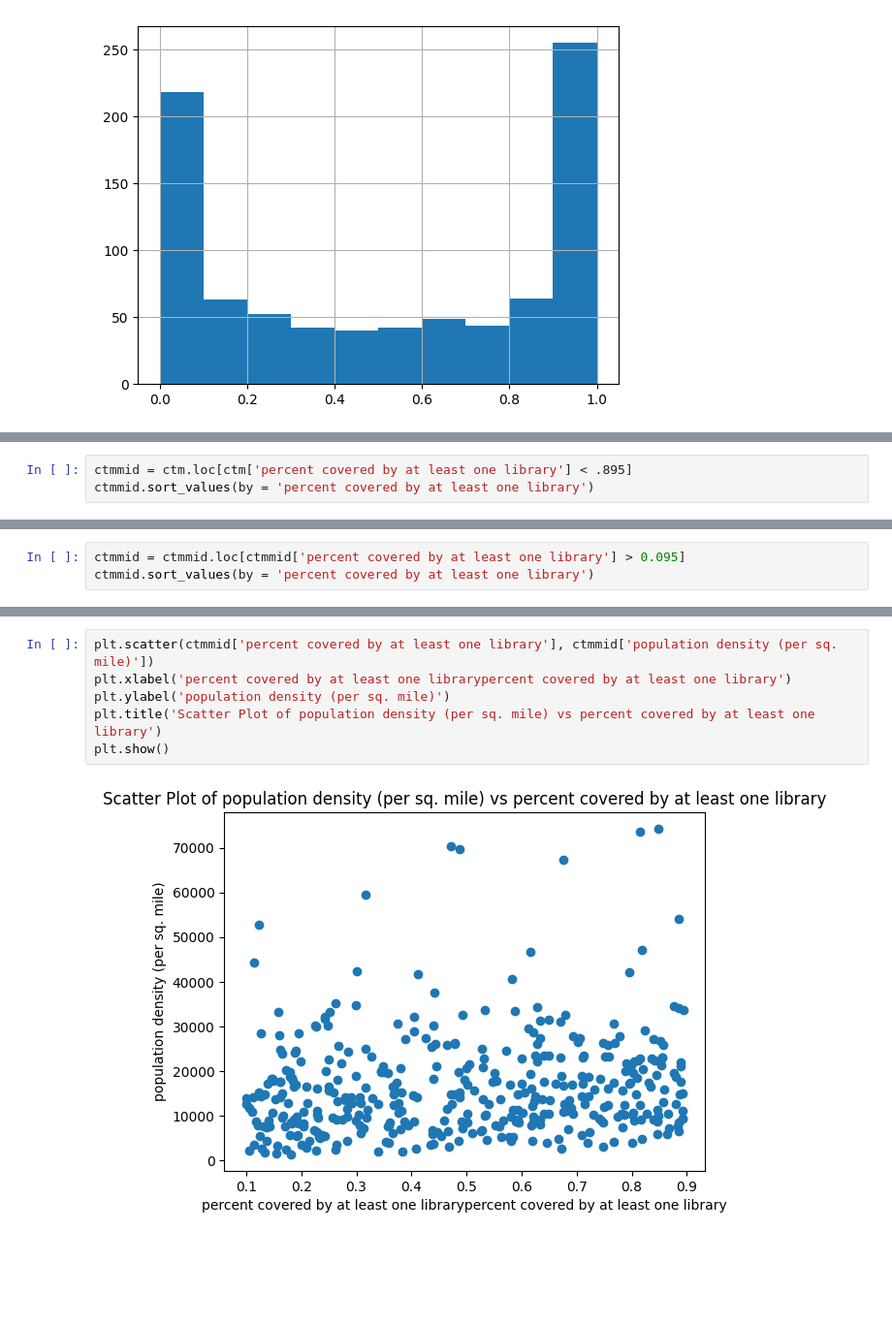
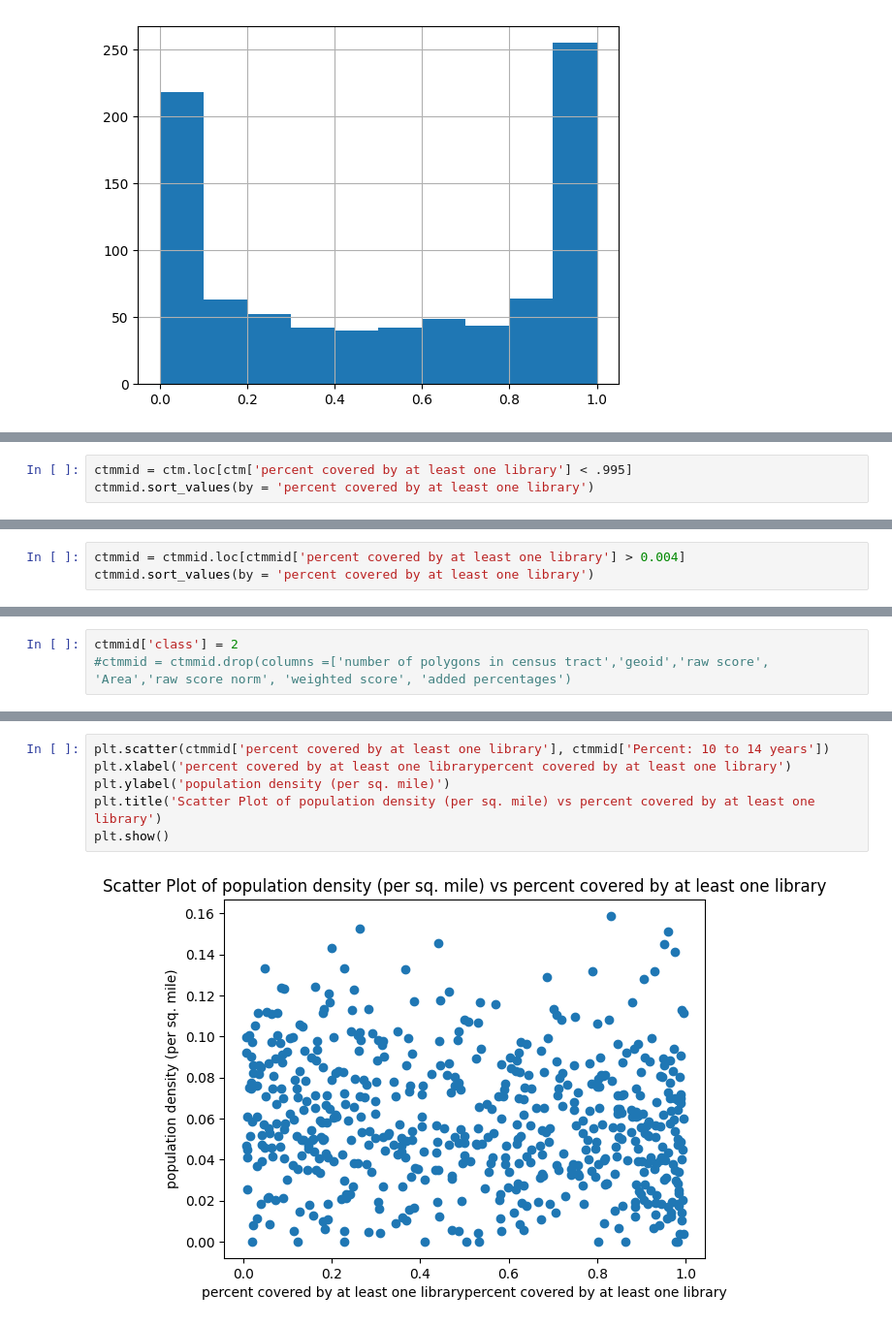
Before and after one commit to Rajvishah12/cpl_project, a Jupyter notebook: can-summer-2023/notebooks/walkingCoverage.ipynb, the cells around one changed output, grey strips where cells are left out. Shown at 97% size. Saved outputs shown, nothing was run; the diff lists cells and outputs as text; blank space fills up the shorter version.

```diff
--- a/can-summer-2023/notebooks/walkingCoverage.ipynb
+++ b/can-summer-2023/notebooks/walkingCoverage.ipynb
@@ -672,5 +721,5 @@ ctmpercentNineto100.sort_values(by = 'percent covered by at least one library')
 # %%
-ctmmid = ctm.loc[ctm['percent covered by at least one library'] < .895]
+ctmmid = ctm.loc[ctm['percent covered by at least one library'] < .995]
 ctmmid.sort_values(by = 'percent covered by at least one library')
 # %% [output]
 |  | geoid | raw score | Area | added percentages | percent covered by at least one l... | number of polygons in census tract | ... |
@@ -689,5 +738,5 @@ ctmmid.sort_values(by = 'percent covered by at least one library')
 # %%
-ctmmid = ctmmid.loc[ctmmid['percent covered by at least one library'] > 0.095]
+ctmmid = ctmmid.loc[ctmmid['percent covered by at least one library'] > 0.004]
 ctmmid.sort_values(by = 'percent covered by at least one library')
 # %% [output]
 |  | geoid | raw score | Area | added percentages | percent covered by at least one l... | number of polygons in census tract | ... |
@@ -706,3 +755,6 @@ ctmmid.sort_values(by = 'percent covered by at least one library')
+# %%
+ctmmid['class'] = 2
+#ctmmid = ctmmid.drop(columns =['number of polygons in census tract','geoid','raw score', 'Area','raw score norm', 'weighted score', 'added percentages')
 # %%
 corrCovPer = ctmmid.corrwith(ctmmid['percent covered by at least one library'])
 cCovPer = corrCovPer.to_frame()
@@ -724,12 +776,12 @@ cCovPer.drop(axis = 'index', index=['raw score norm', 'raw score', 'weighted sco
 96 rows × 1 columns
 # %%
-plt.scatter(ctmmid['percent covered by at least one library'], ctmmid['population density (per sq. mile)'])
+plt.scatter(ctmmid['percent covered by at least one library'], ctmmid['Percent: 10 to 14 years'])
 plt.xlabel('percent covered by at least one librarypercent covered by at least one library')
 plt.ylabel('population density (per sq. mile)')
 plt.title('Scatter Plot of population density (per sq. mile) vs percent covered by at least one library')
 plt.show()
 # %% [output]
-[figure, old version]
+[figure, new version]
 # %%
 ctmmid['percent covered by at least one library'].hist()
 # %% [output]
```
Also changed, not shown: parts of 48 cells of this notebook.
